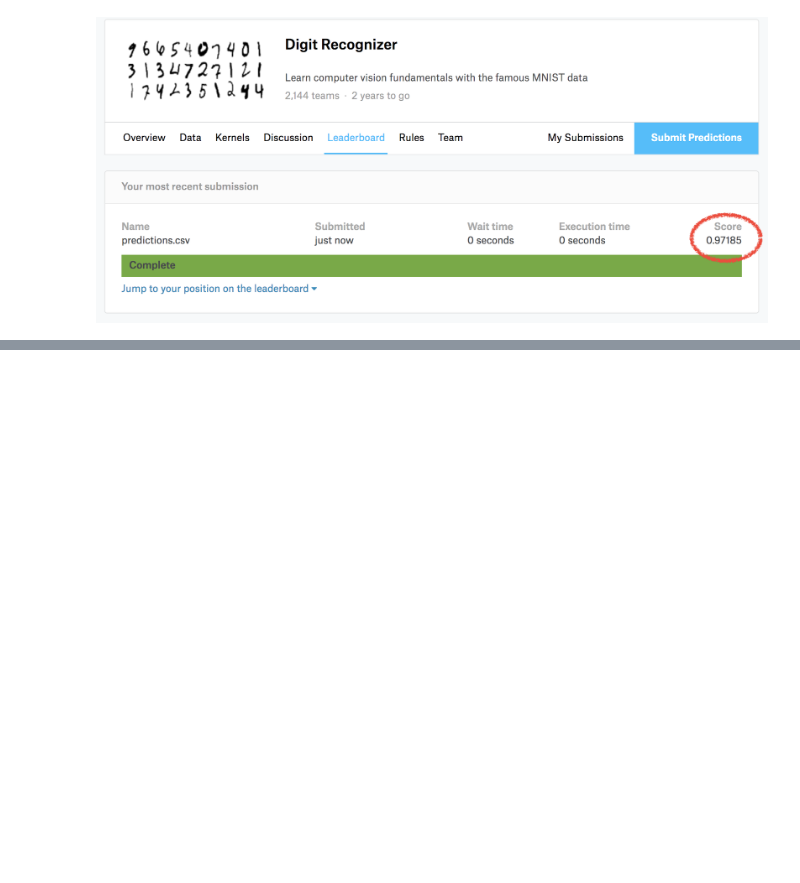
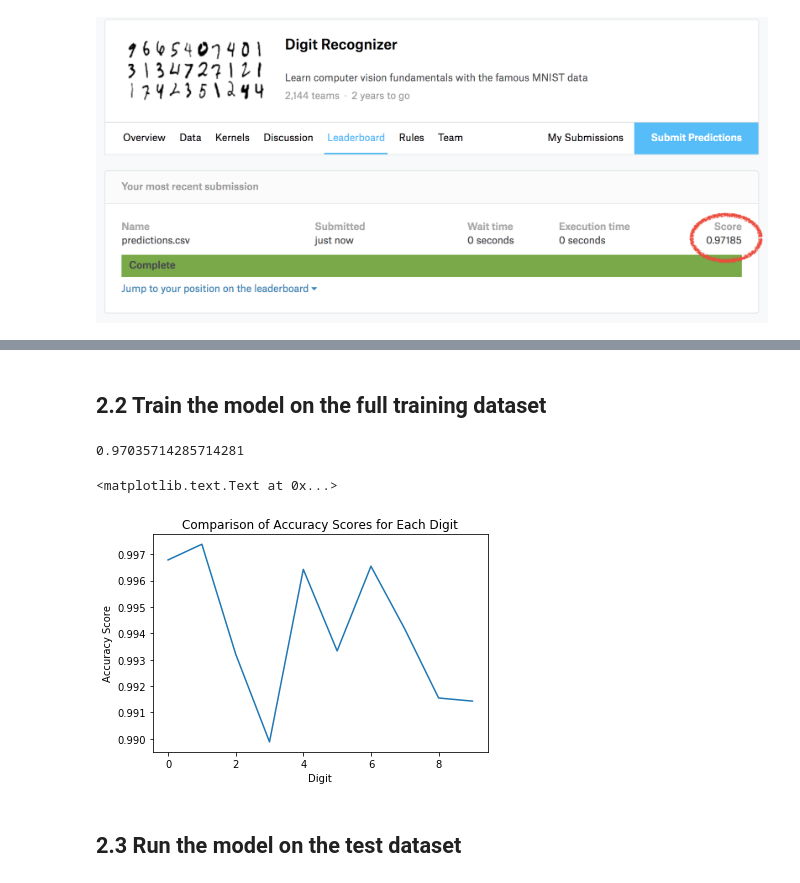
Before and after one commit to samers101/Samer-Shenouda, a Jupyter notebook: projects/final-project/04-notebook-rough-draft/Final Project Kaggle MNIST Digit Recognition.ipynb, the cells around one changed output, grey strips where cells are left out. Cells and saved outputs as stored; diff of their text form; code cells hidden in the pictures; blank space fills up the shorter version.

```diff
--- a/projects/final-project/04-notebook-rough-draft/Final Project Kaggle MNIST Digit Recognition.ipynb
+++ b/projects/final-project/04-notebook-rough-draft/Final Project Kaggle MNIST Digit Recognition.ipynb
@@ -78,0 +133,30 @@ Image(filename='Screenshot_Digit_Recognition_Results.png')
+# %% [markdown]
+## 2.2 Train the model on the full training dataset
+# %%
+et = ExtraTreesClassifier(bootstrap=False, class_weight=None, criterion='gini',
+           max_depth=None, max_features=0.25, max_leaf_nodes=None,
+           min_impurity_decrease=0.0, min_impurity_split=None,
+           min_samples_leaf=1, min_samples_split=2,
+           min_weight_fraction_leaf=0.0, n_estimators=98, n_jobs=-1,
+           oob_score=False, random_state=None, verbose=0, warm_start=False)
+et.fit(X_train, y_train)
+pred_et=et.predict(X_test)
+accuracy_score(y_test,pred_et)
+# %% [output]
+0.97035714285714281
+# %%
+scores_et_list=[]
+for d in range(0,10):
+    y_true=(y_test==d)
+    y_pred=(pred_et==d)
+    Score=accuracy_score(y_true,y_pred)
+    scores_et_list.append(Score)
+plt.plot(list(range(0,10)), scores_et_list)
+plt.ylabel("Accuracy Score")
+plt.xlabel("Digit")
+plt.title("Comparison of Accuracy Scores for Each Digit")
+# %% [output]
+<matplotlib.text.Text at 0x...>
+[figure, added]
+# %% [markdown]
+## 2.3 Run the model on the test dataset
```
Also changed, not shown: parts of 26 cells of this notebook.
